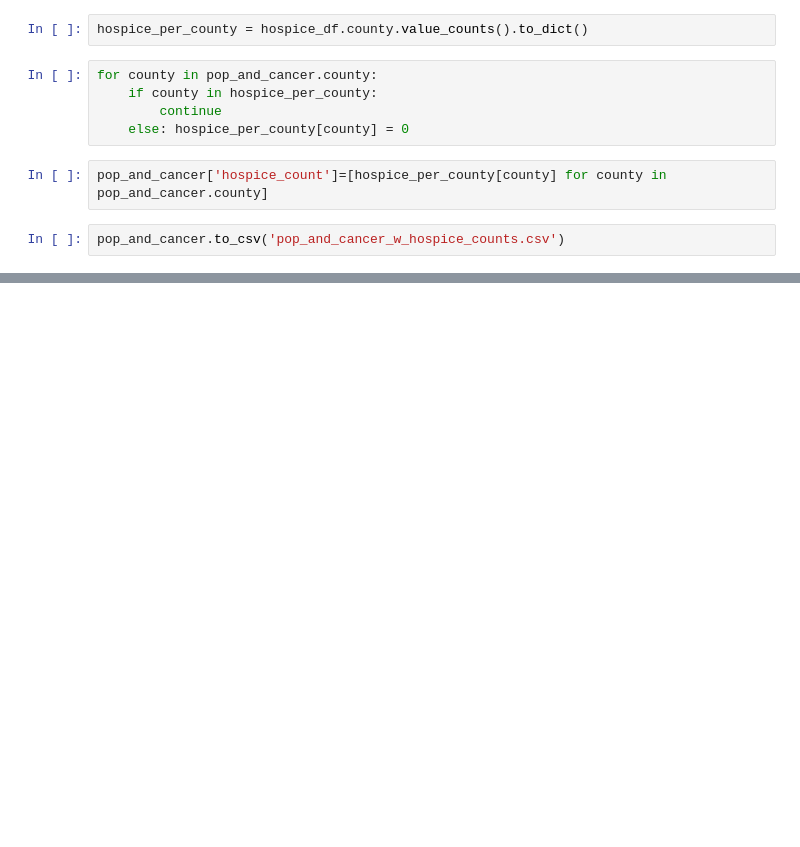
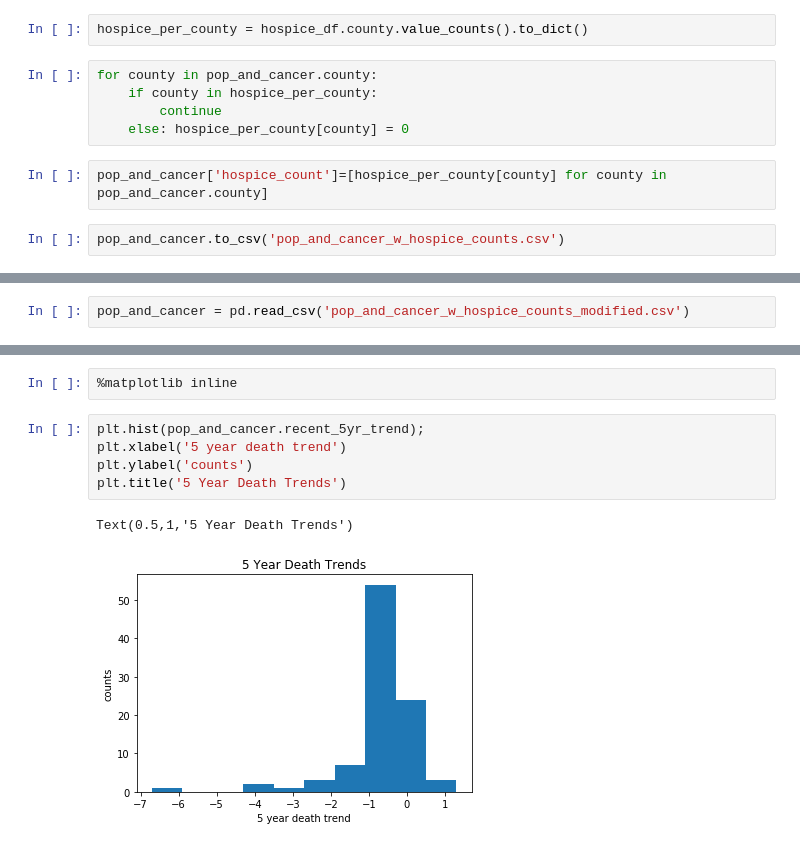
Before and after one commit to CSmithVU/vanderbilt-aspire-data-essentials, a Jupyter notebook: Class_Notebook_rev.ipynb, the cells around one changed output, grey strips where cells are left out. Saved outputs shown, nothing was run; the diff lists cells and outputs as text; blank space fills up the shorter version.

```diff
--- a/Class_Notebook_rev.ipynb
+++ b/Class_Notebook_rev.ipynb
@@ -919,0 +922,2 @@ pop_and_cancer.to_csv('pop_and_cancer_w_hospice_counts.csv')
+# %%
+pop_and_cancer = pd.read_csv('pop_and_cancer_w_hospice_counts_modified.csv')
@@ -919,0 +1001,10 @@ pop_and_cancer.to_csv('pop_and_cancer_w_hospice_counts.csv')
+# %%
+%matplotlib inline
+# %%
+plt.hist(pop_and_cancer.recent_5yr_trend);
+plt.xlabel('5 year death trend')
+plt.ylabel('counts')
+plt.title('5 Year Death Trends')
+# %% [output]
+Text(0.5,1,'5 Year Death Trends')
+[figure, added]
```
Also changed, not shown: parts of 15 cells of this notebook.
